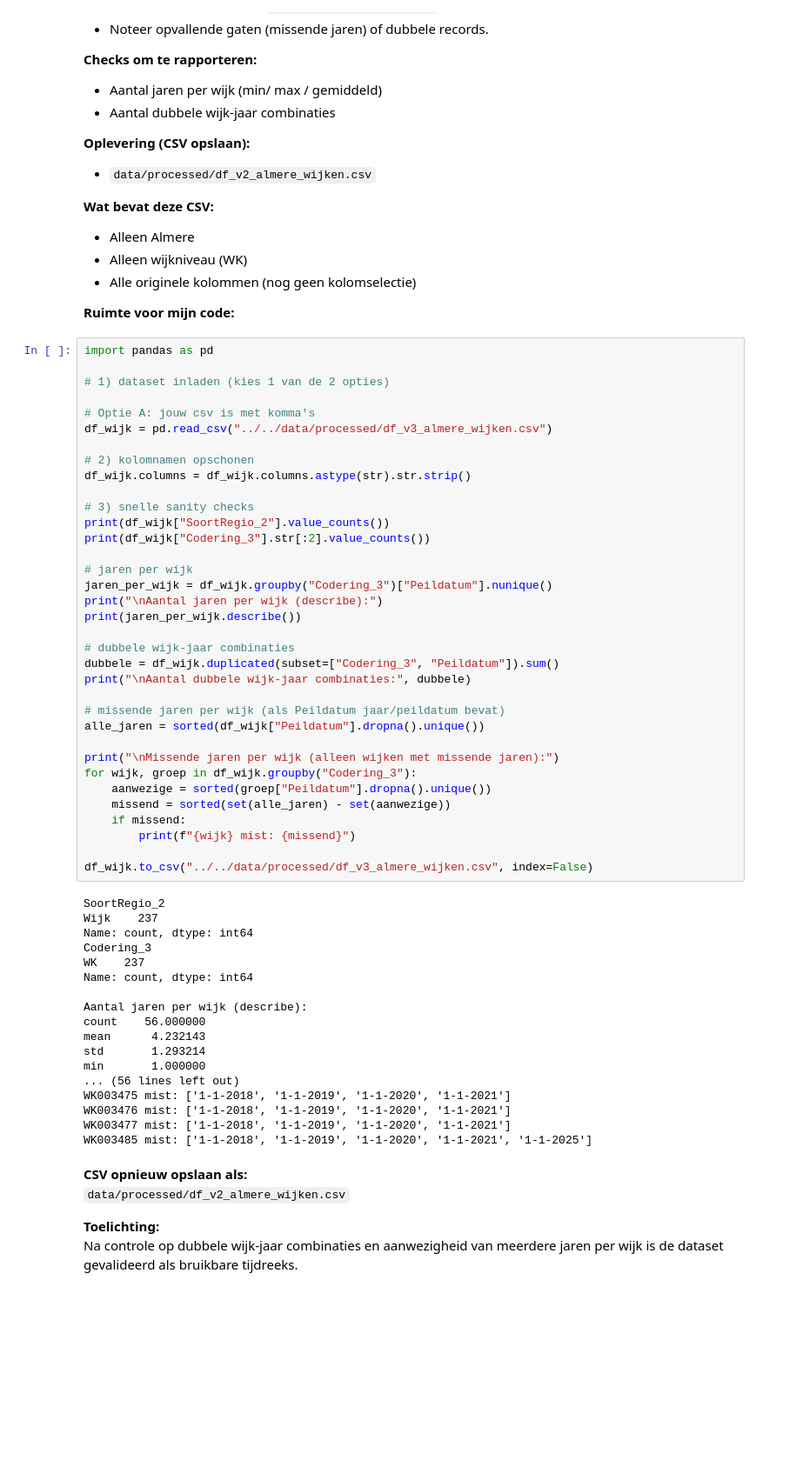
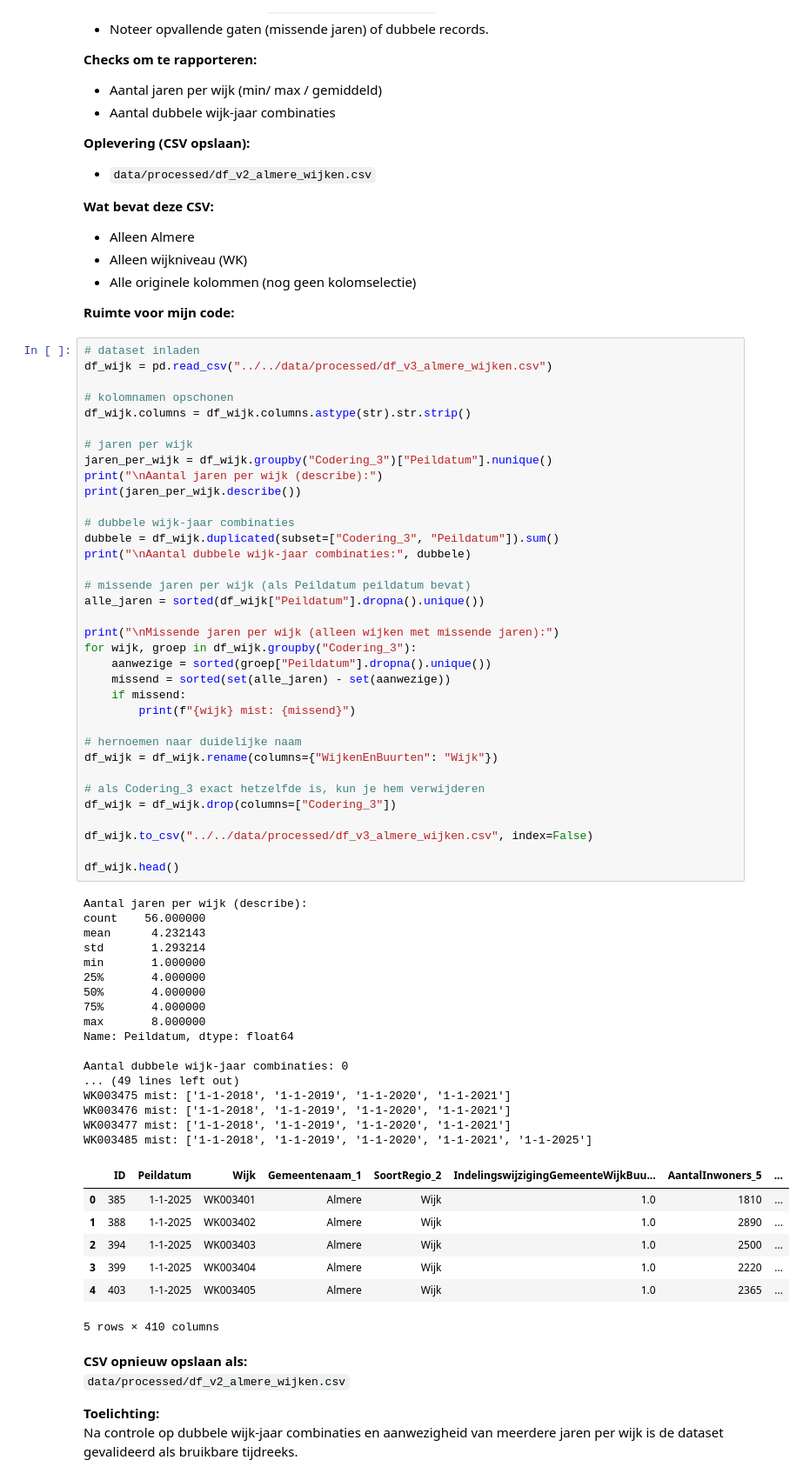
Before and after one commit to Ismael-991/almere-jeugd-voorspelling, a Jupyter notebook: notebooks/individual/Ismael_notebook.ipynb, the cells around one changed output. Shown at 87% size. Cells and saved outputs as stored; diff of their text form; blank space fills up the shorter version.

```diff
--- a/notebooks/individual/Ismael_notebook.ipynb
+++ b/notebooks/individual/Ismael_notebook.ipynb
@@ -171,58 +171,65 @@ Alle originele variabelen zijn nog aanwezig.
 
 **Ruimte voor mijn code:**
 # %%
-import pandas as pd
-
-# 1) dataset inladen (kies 1 van de 2 opties)
-
-# Optie A: jouw csv is met komma's
+# dataset inladen
 df_wijk = pd.read_csv("../../data/processed/df_v3_almere_wijken.csv")
 
-# 2) kolomnamen opschonen
+# kolomnamen opschonen
 df_wijk.columns = df_wijk.columns.astype(str).str.strip()
-
-# 3) snelle sanity checks
-print(df_wijk["SoortRegio_2"].value_counts())
-print(df_wijk["Codering_3"].str[:2].value_counts())
 
 # jaren per wijk
 jaren_per_wijk = df_wijk.groupby("Codering_3")["Peildatum"].nunique()
 print("\nAantal jaren per wijk (describe):")
 print(jaren_per_wijk.describe())
 
 # dubbele wijk-jaar combinaties
 dubbele = df_wijk.duplicated(subset=["Codering_3", "Peildatum"]).sum()
 print("\nAantal dubbele wijk-jaar combinaties:", dubbele)
 
-# missende jaren per wijk (als Peildatum jaar/peildatum bevat)
+# missende jaren per wijk (als Peildatum peildatum bevat)
 alle_jaren = sorted(df_wijk["Peildatum"].dropna().unique())
 
 print("\nMissende jaren per wijk (alleen wijken met missende jaren):")
 for wijk, groep in df_wijk.groupby("Codering_3"):
     aanwezige = sorted(groep["Peildatum"].dropna().unique())
     missend = sorted(set(alle_jaren) - set(aanwezige))
     if missend:
         print(f"{wijk} mist: {missend}")
 
+# hernoemen naar duidelijke naam
+df_wijk = df_wijk.rename(columns={"WijkenEnBuurten": "Wijk"})
+
+# als Codering_3 exact hetzelfde is, kun je hem verwijderen
+df_wijk = df_wijk.drop(columns=["Codering_3"])
+
 df_wijk.to_csv("../../data/processed/df_v3_almere_wijken.csv", index=False)
+
+df_wijk.head()
 # %% [output]
-SoortRegio_2
-Wijk    237
-Name: count, dtype: int64
-Codering_3
-WK    237
-Name: count, dtype: int64
-
 Aantal jaren per wijk (describe):
 count    56.000000
 mean      4.232143
 std       1.293214
 min       1.000000
-... (56 lines left out)
+25%       4.000000
+50%       4.000000
+75%       4.000000
+max       8.000000
+Name: Peildatum, dtype: float64
+
+Aantal dubbele wijk-jaar combinaties: 0
+... (49 lines left out)
 WK003475 mist: ['1-1-2018', '1-1-2019', '1-1-2020', '1-1-2021']
 WK003476 mist: ['1-1-2018', '1-1-2019', '1-1-2020', '1-1-2021']
 WK003477 mist: ['1-1-2018', '1-1-2019', '1-1-2020', '1-1-2021']
 WK003485 mist: ['1-1-2018', '1-1-2019', '1-1-2020', '1-1-2021', '1-1-2025']
+|  | ID | Peildatum | Wijk | Gemeentenaam_1 | SoortRegio_2 | IndelingswijzigingGemeenteWijkBuu... | AantalInwoners_5 | ... |
+| 0 | 385 | 1-1-2025 | WK003401 | Almere | Wijk | 1.0 | 1810 | ... |
+| 1 | 388 | 1-1-2025 | WK003402 | Almere | Wijk | 1.0 | 2890 | ... |
+| 2 | 394 | 1-1-2025 | WK003403 | Almere | Wijk | 1.0 | 2500 | ... |
+| 3 | 399 | 1-1-2025 | WK003404 | Almere | Wijk | 1.0 | 2220 | ... |
+| 4 | 403 | 1-1-2025 | WK003405 | Almere | Wijk | 1.0 | 2365 | ... |
+5 rows × 410 columns
 # %% [markdown]
 **CSV opnieuw opslaan als:**
 `data/processed/df_v2_almere_wijken.csv`
```
Also changed, not shown: parts of 1 cell of this notebook, 1 other file.
